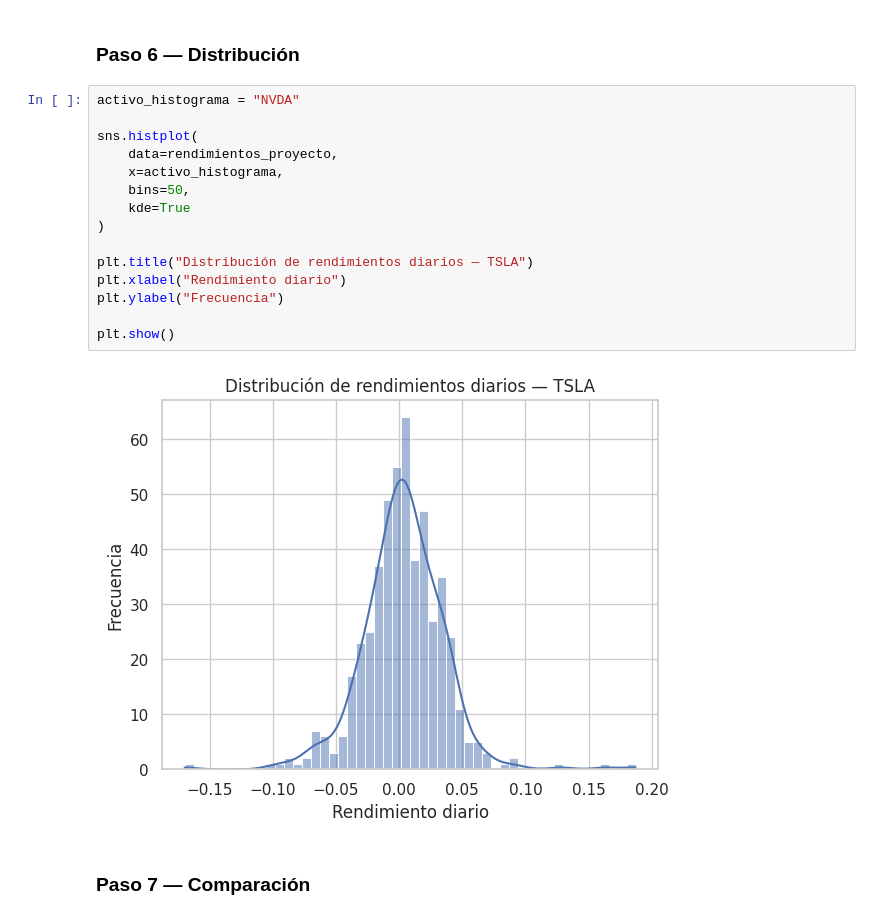
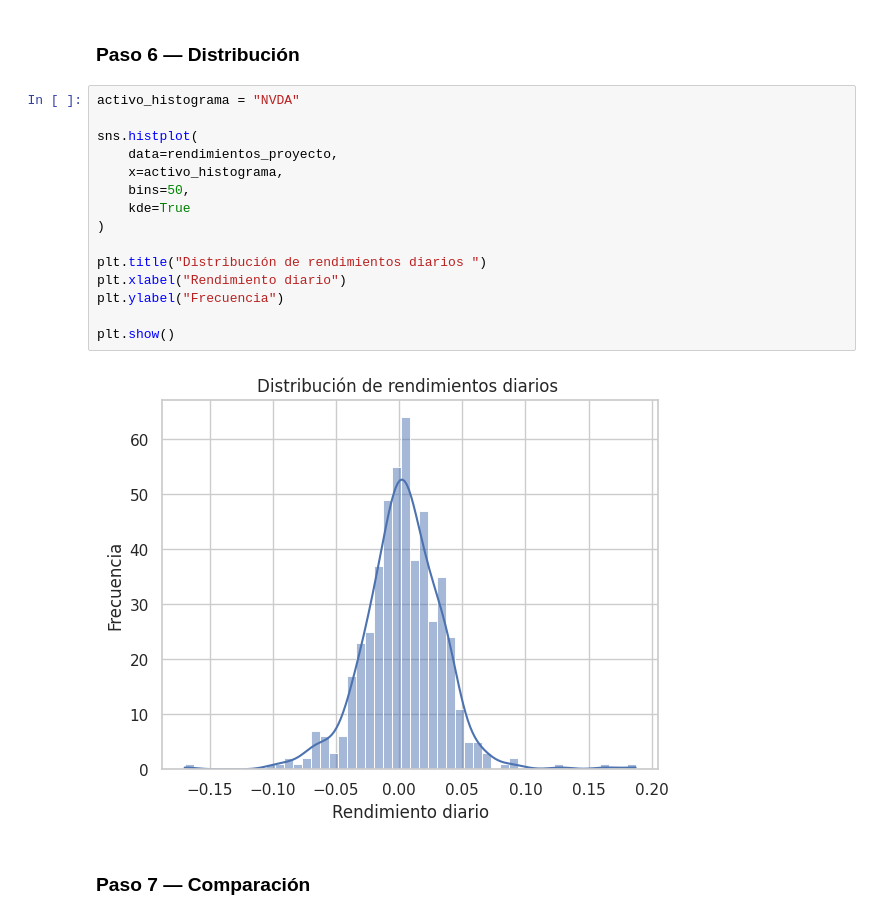
Before and after one commit to marianagomez3108-spec/Facturacion, a Jupyter notebook: EDA_Portafolio_Matplotlib_Seaborn_yfinance.ipynb, the cells around one changed output. Saved outputs shown, nothing was run; the diff lists cells and outputs as text.

```diff
--- a/EDA_Portafolio_Matplotlib_Seaborn_yfinance.ipynb
+++ b/EDA_Portafolio_Matplotlib_Seaborn_yfinance.ipynb
@@ -1377,20 +1377,20 @@ rendimientos_proyecto.head()
 # %%
 activo_histograma = "NVDA"
 
 sns.histplot(
     data=rendimientos_proyecto,
     x=activo_histograma,
     bins=50,
     kde=True
 )
 
-plt.title("Distribución de rendimientos diarios — TSLA")
+plt.title("Distribución de rendimientos diarios ")
 plt.xlabel("Rendimiento diario")
 plt.ylabel("Frecuencia")
 
 plt.show()
 # %% [output]
-[figure, old version]
+[figure, new version]
 # %% [markdown]
 ### Paso 7 — Comparación
 # %%
```
